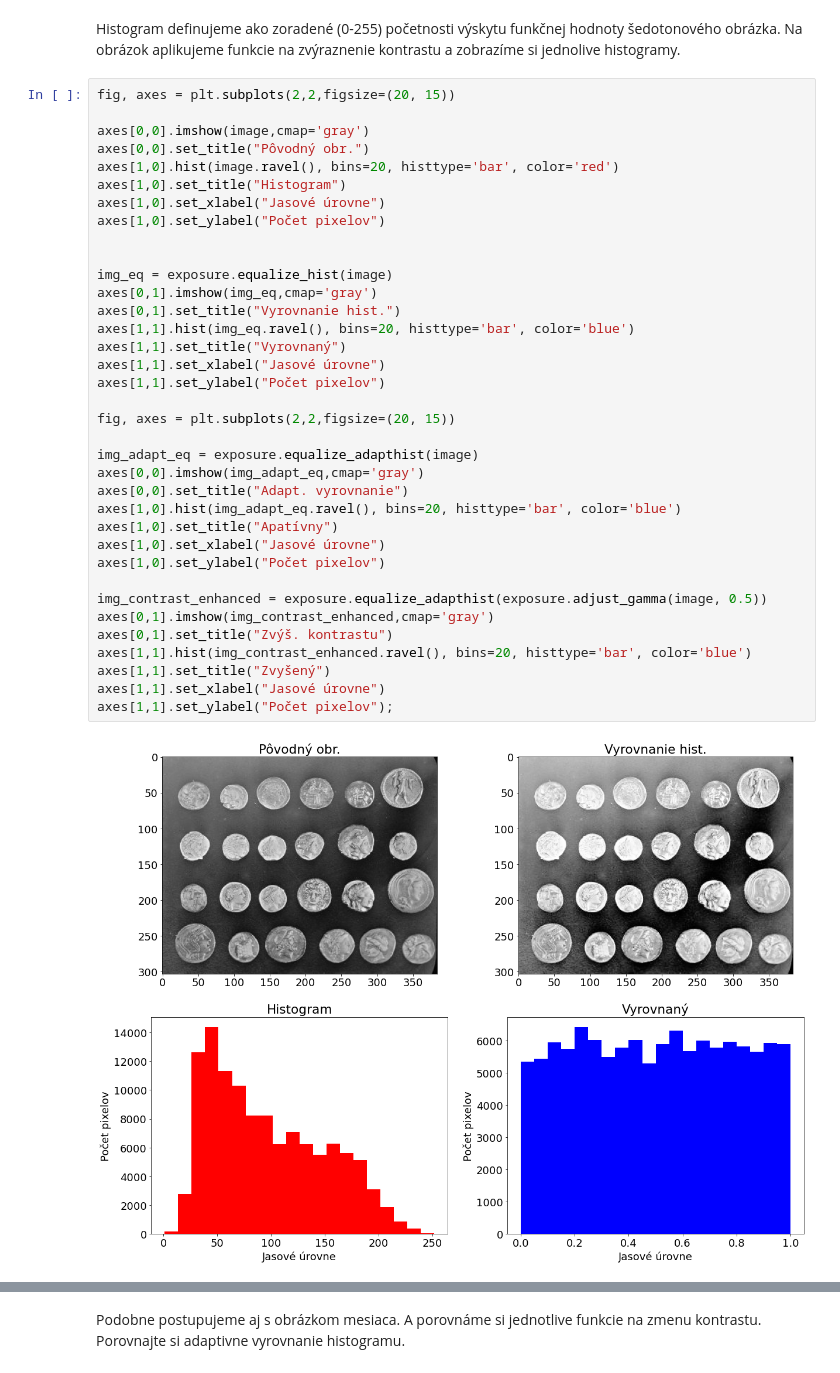
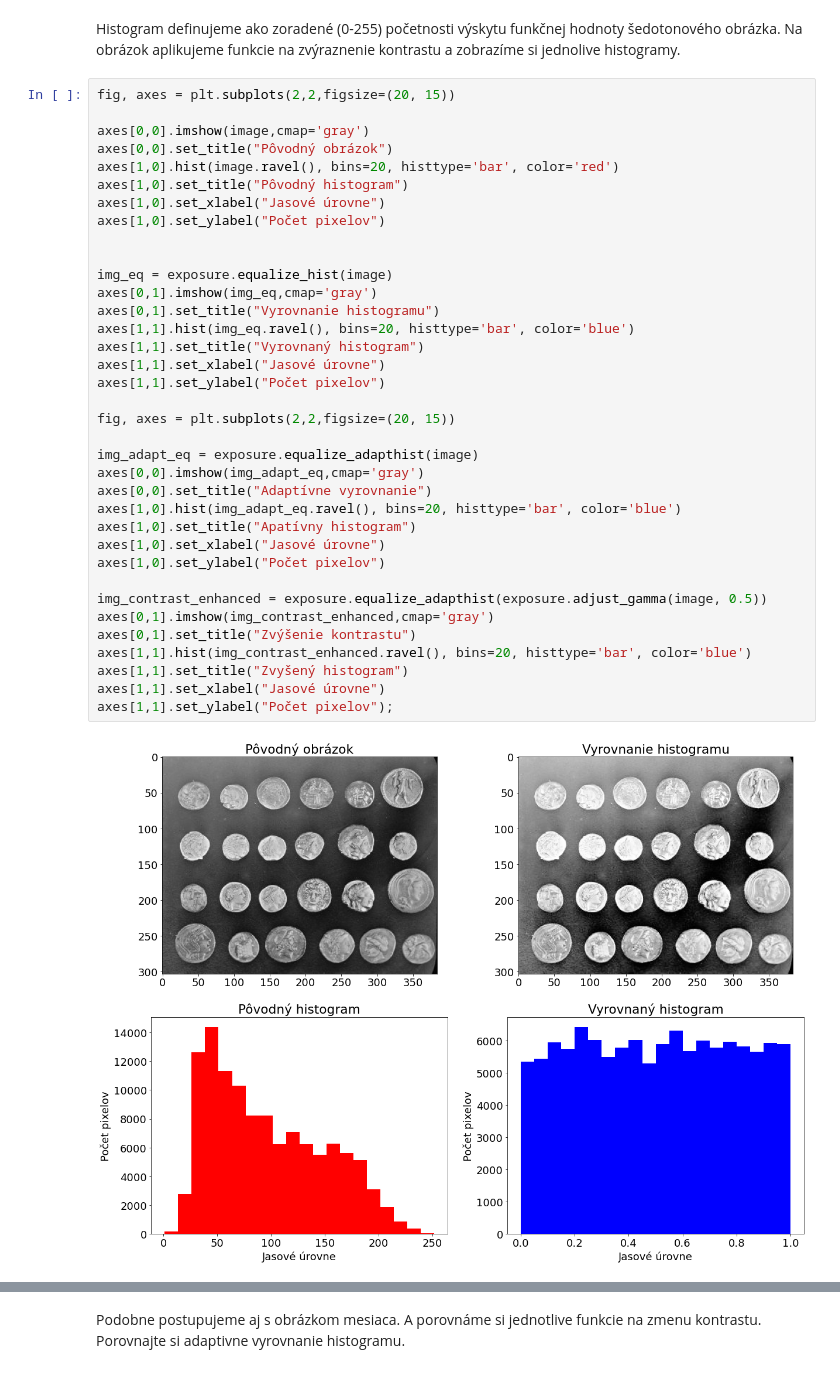
Before and after one commit to Miro001/computer-vision, a Jupyter notebook: 4. Úprava kvality obrazov.ipynb, the cells around one changed output, grey strips where cells are left out. Drawn from its saved outputs; the diff is of its cells as text.

```diff
--- a/4. Úprava kvality obrazov.ipynb
+++ b/4. Úprava kvality obrazov.ipynb
@@ -32,38 +32,38 @@ Na obrázok aplikujeme funkcie na zvýraznenie kontrastu a zobrazíme si jednoli
 # %%
 fig, axes = plt.subplots(2,2,figsize=(20, 15))
 
 axes[0,0].imshow(image,cmap='gray')
-axes[0,0].set_title("Pôvodný obr.")
+axes[0,0].set_title("Pôvodný obrázok")
 axes[1,0].hist(image.ravel(), bins=20, histtype='bar', color='red')
-axes[1,0].set_title("Histogram")
+axes[1,0].set_title("Pôvodný histogram")
 axes[1,0].set_xlabel("Jasové úrovne")
 axes[1,0].set_ylabel("Počet pixelov")
 
 
 img_eq = exposure.equalize_hist(image)
 axes[0,1].imshow(img_eq,cmap='gray')
-axes[0,1].set_title("Vyrovnanie hist.")
+axes[0,1].set_title("Vyrovnanie histogramu")
 axes[1,1].hist(img_eq.ravel(), bins=20, histtype='bar', color='blue')
-axes[1,1].set_title("Vyrovnaný")
+axes[1,1].set_title("Vyrovnaný histogram")
 axes[1,1].set_xlabel("Jasové úrovne")
 axes[1,1].set_ylabel("Počet pixelov")
 
 fig, axes = plt.subplots(2,2,figsize=(20, 15))
 
 img_adapt_eq = exposure.equalize_adapthist(image)
 axes[0,0].imshow(img_adapt_eq,cmap='gray')
-axes[0,0].set_title("Adapt. vyrovnanie")
+axes[0,0].set_title("Adaptívne vyrovnanie")
 axes[1,0].hist(img_adapt_eq.ravel(), bins=20, histtype='bar', color='blue')
-axes[1,0].set_title("Apatívny")
+axes[1,0].set_title("Apatívny histogram")
 axes[1,0].set_xlabel("Jasové úrovne")
 axes[1,0].set_ylabel("Počet pixelov")
 
 img_contrast_enhanced = exposure.equalize_adapthist(exposure.adjust_gamma(image, 0.5))
 axes[0,1].imshow(img_contrast_enhanced,cmap='gray')
-axes[0,1].set_title("Zvýš. kontrastu")
+axes[0,1].set_title("Zvýšenie kontrastu")
 axes[1,1].hist(img_contrast_enhanced.ravel(), bins=20, histtype='bar', color='blue')
-axes[1,1].set_title("Zvyšený")
+axes[1,1].set_title("Zvyšený histogram")
 axes[1,1].set_xlabel("Jasové úrovne")
 axes[1,1].set_ylabel("Počet pixelov");
 # %% [output]
-[figure, old version]
+[figure, new version]
```
Also changed, not shown: parts of 4 cells of this notebook.
